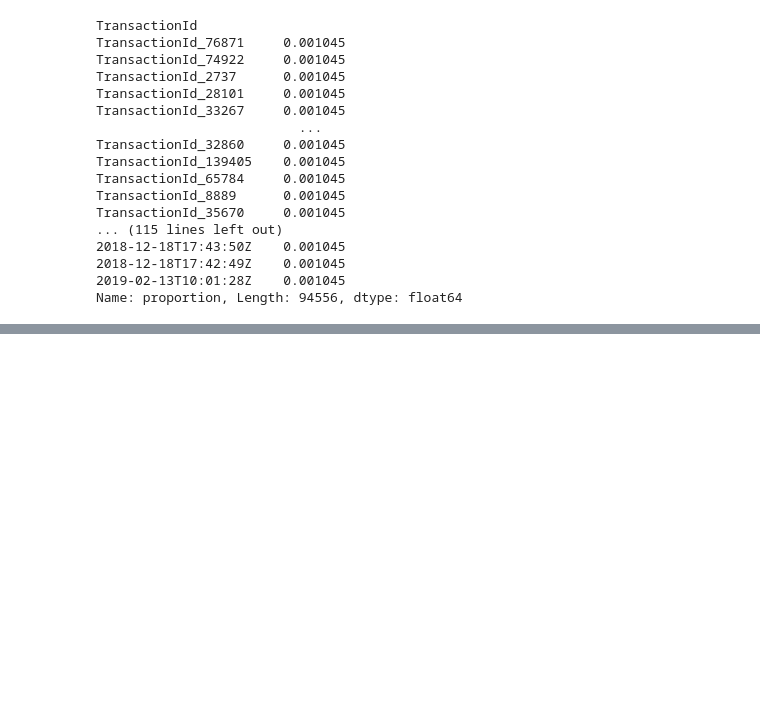
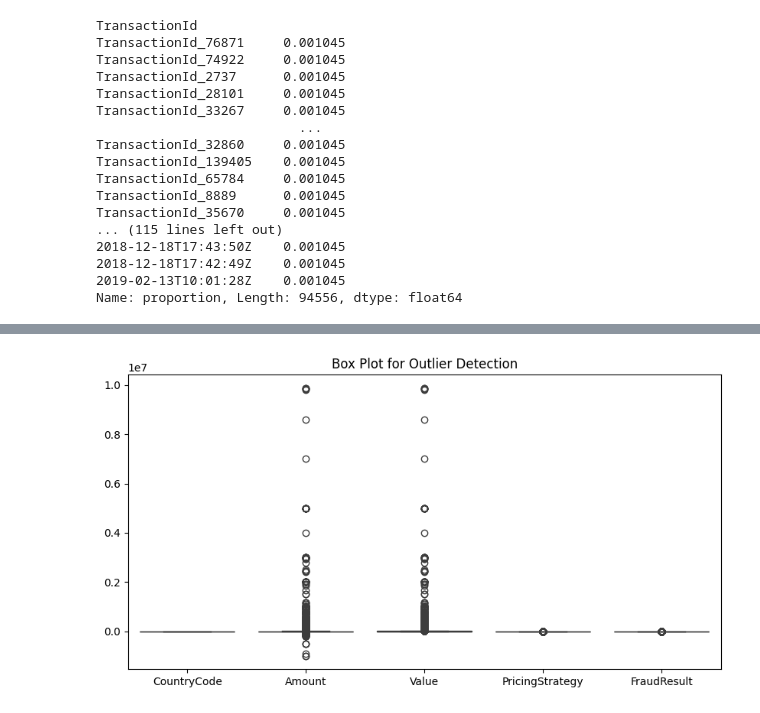
Before and after one commit to davekindea/week6, a Jupyter notebook: notebooks/task1.ipynb, the cells around one changed output, grey strips where cells are left out. Cells and saved outputs as stored; diff of their text form; code cells hidden in the pictures; blank space fills up the shorter version.

```diff
--- a/notebooks/task1.ipynb
+++ b/notebooks/task1.ipynb
@@ -281,0 +294,7 @@ dtype: object
+# %%
+plt.figure(figsize=(10, 5))
+sns.boxplot(data=data)
+plt.title('Box Plot for Outlier Detection')
+plt.show()
+# %% [output]
+[figure, added]
```
Also changed, not shown: parts of 6 cells of this notebook.
